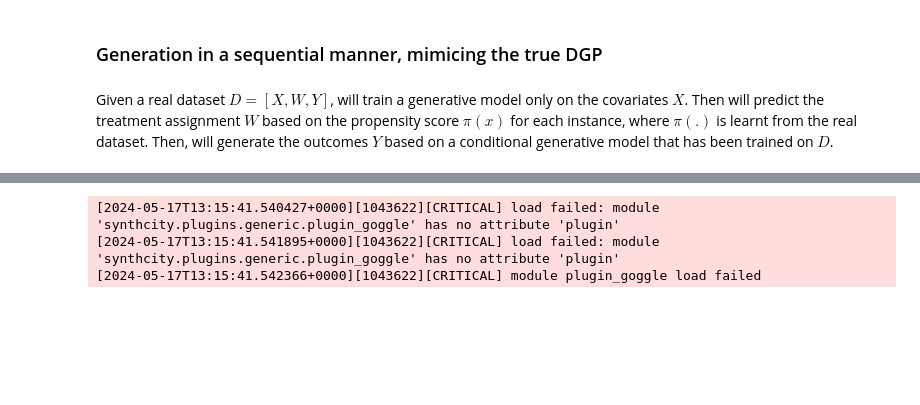
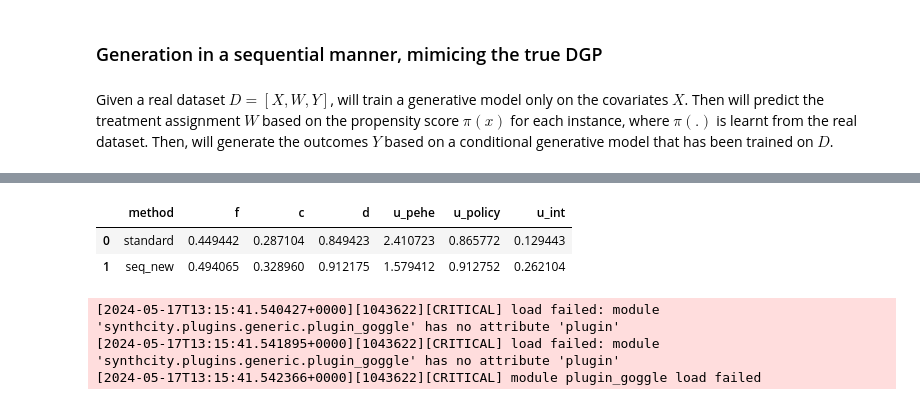
Before and after one commit to harrya32/causal_synthetic_data, a Jupyter notebook: Experiments/Experiments.ipynb, the cells around one changed output, grey strips where cells are left out. Saved outputs shown, nothing was run; the diff lists cells and outputs as text; code cells hidden in the pictures; blank space fills up the shorter version.

Commit message:
test runs on new comp

```diff
--- a/Experiments/Experiments.ipynb
+++ b/Experiments/Experiments.ipynb
@@ -328,7 +326,7 @@ def seq_test(real, gen, treatment_col, outcome_col, n_iter, private=False, epsil
     results = pd.DataFrame(columns = ['method', 'f', 'c', 'd', 'u_pehe', 'u_policy', 'u_int'])
     for _ in range(n_iter):
         stand = generate_standard(real, gen, private=private, epsilon=epsilon, delta=delta)
-        steam = generate_sequentially(real, gen, treatment_col, outcome_col, encode=encode, private=private, epsilon=epsilon, delta=delta,binary_y=binary_y)
+        steam = generate_sequentially(real, gen, treatment_col, outcome_col, private=private, epsilon=epsilon, delta=delta,binary_y=binary_y)
         n_units = len(real.drop([treatment_col, outcome_col], axis=1).columns)
 
         results.loc[len(results)] = ['standard', evaluate_f(real, stand, treatment_col, outcome_col), evaluate_c(real, stand, treatment_col, outcome_col),
@@ -808,5 +792,5 @@ Generating propensities
 # %% [markdown]
 Given a real dataset $D = [X, W, Y]$, will train a generative model only on the covariates $X$. Then will predict the treatment assignment $W$ based on the propensity score $\pi(x)$ for each instance, where $\pi(.)$ is learnt from the real dataset. Then, will generate the outcomes $Y$ based on a conditional generative model that has been trained on $D$.
 # %%
-results = seq_test(ihdp, 'ctgan', 'treatment', 'y_factual', 20, save=True, fp='ihdp_sequential_vs_standard_ctgan.csv')
+results = seq_test(ihdp, 'ddpm', 'treatment', 'y_factual', 1)
 # %% [output]
@@ -846,3 +807,9 @@ Fitting ctgan model
+# %%
+results
+# %% [output]
+|  | method | f | c | d | u_pehe | u_policy | u_int |
+| 0 | standard | 0.449442 | 0.287104 | 0.849423 | 2.410723 | 0.865772 | 0.129443 |
+| 1 | seq_new | 0.494065 | 0.328960 | 0.912175 | 1.579412 | 0.912752 | 0.262104 |
 # %%
 results = seq_test(ihdp, 'arf', 'treatment', 'y_factual', 20, save=True, fp='ihdp_sequential_vs_standard_arf.csv', binary_y=False)
 # %% [output]
```
Also changed, not shown: parts of 14 cells of this notebook, 19 other files.
